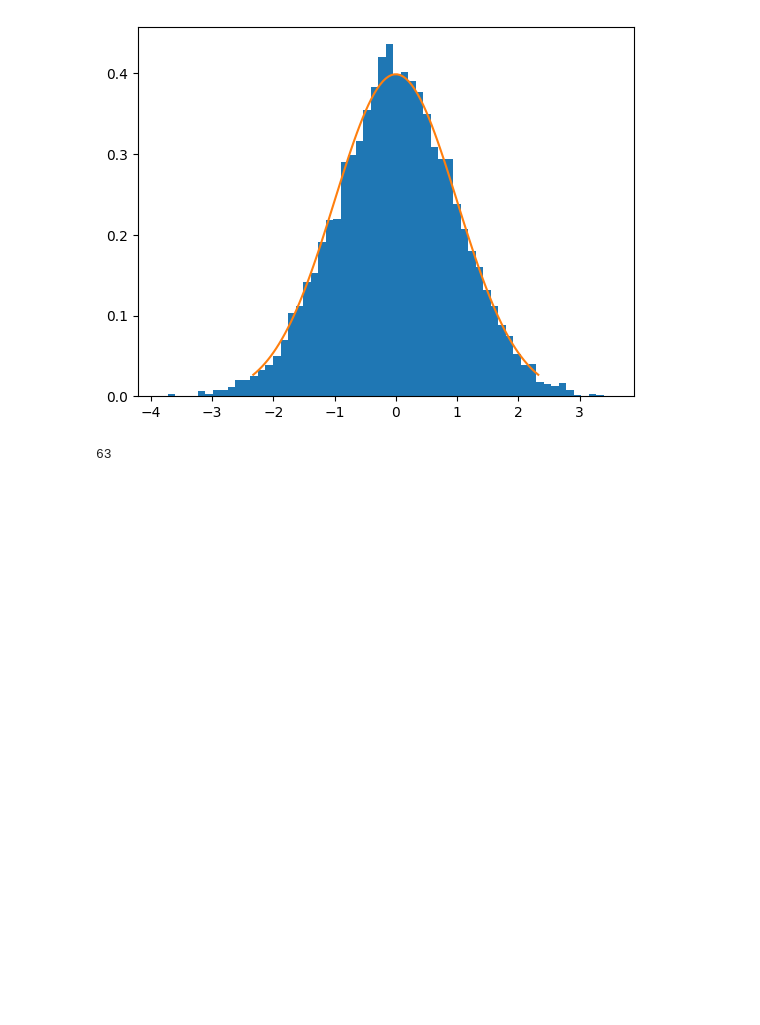
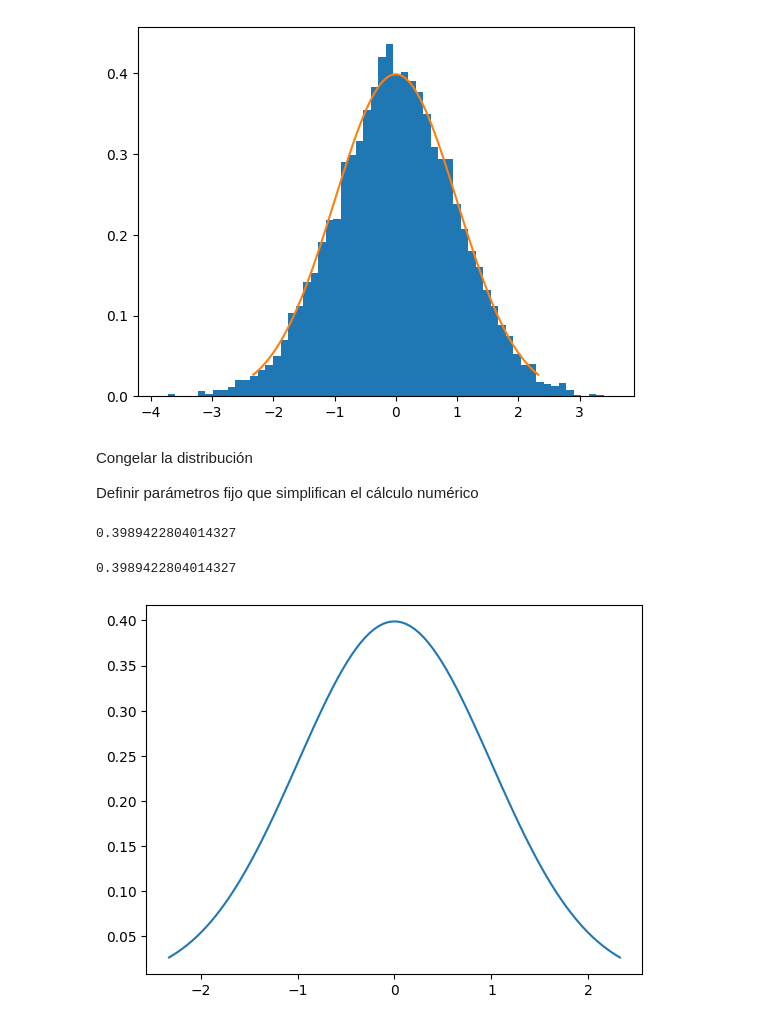
Before and after one commit to JhonZafra/Statistic_Concepts, a Jupyter notebook: SemanaVIII/Inferencial.ipynb, the cells around one changed output. Cells and saved outputs as stored; diff of their text form; code cells hidden in the pictures; blank space fills up the shorter version.

```diff
--- a/SemanaVIII/Inferencial.ipynb
+++ b/SemanaVIII/Inferencial.ipynb
@@ -231,7 +231,22 @@ plt.plot(z, norm.pdf(z))
 plt.show()
 # %% [output]
 [figure]
-# %%
-len(cuentas)
-# %% [output]
-63
+# %% [markdown]
+Congelar la distribución
+
+Definir parámetros fijo que simplifican el cálculo numérico
+# %%
+rv = norm()
+# %%
+rv.pdf(0)
+# %% [output]
+0.3989422804014327
+# %%
+norm.pdf(0)
+# %% [output]
+0.3989422804014327
+# %%
+plt.plot(z, rv.pdf(z))
+plt.show()
+# %% [output]
+[figure, added]
```
Also changed, not shown: parts of 39 cells of this notebook.
